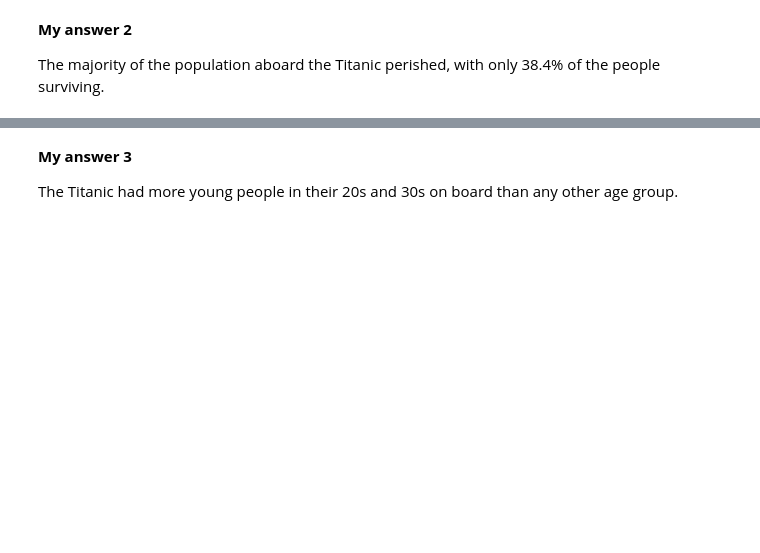
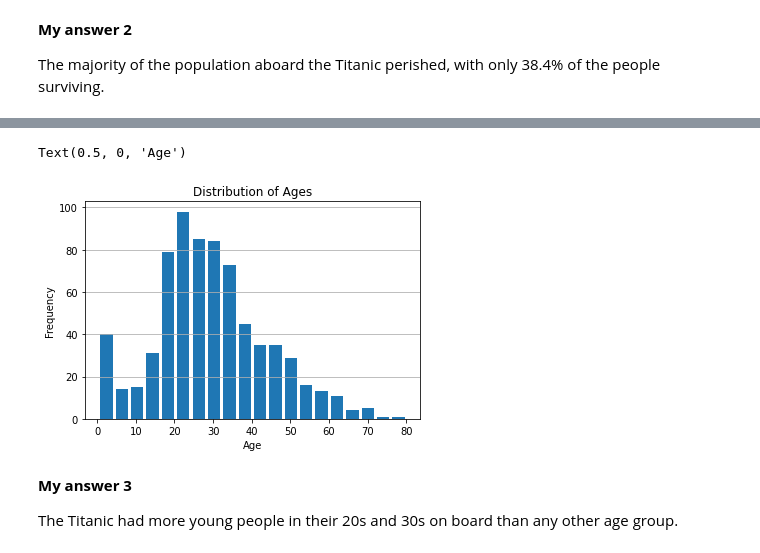
Before and after one commit to FranZixX/MetNumUN2023I, a Jupyter notebook: Quiz3/fpardo_Quiz_3_Python_Pandas_UNCode.ipynb, the cells around one changed output, grey strips where cells are left out. Drawn from its saved outputs; the diff is of its cells as text; code cells hidden in the pictures; blank space fills up the shorter version.

```diff
--- a/Quiz3/fpardo_Quiz_3_Python_Pandas_UNCode.ipynb
+++ b/Quiz3/fpardo_Quiz_3_Python_Pandas_UNCode.ipynb
@@ -578,3 +581,9 @@ The majority of the population aboard the Titanic perished, with only 38.4% of t
+# %%
+titanic.loc[:,"Age"].plot.hist(bins=20,rwidth=0.8,title ='Distribution of Ages').grid(axis='y')
+plt.xlabel('Age')
+# %% [output]
+Text(0.5, 0, 'Age')
+[figure, added]
 # %% [markdown]
 **My answer 3**
 
```
Also changed, not shown: parts of 11 cells of this notebook.
